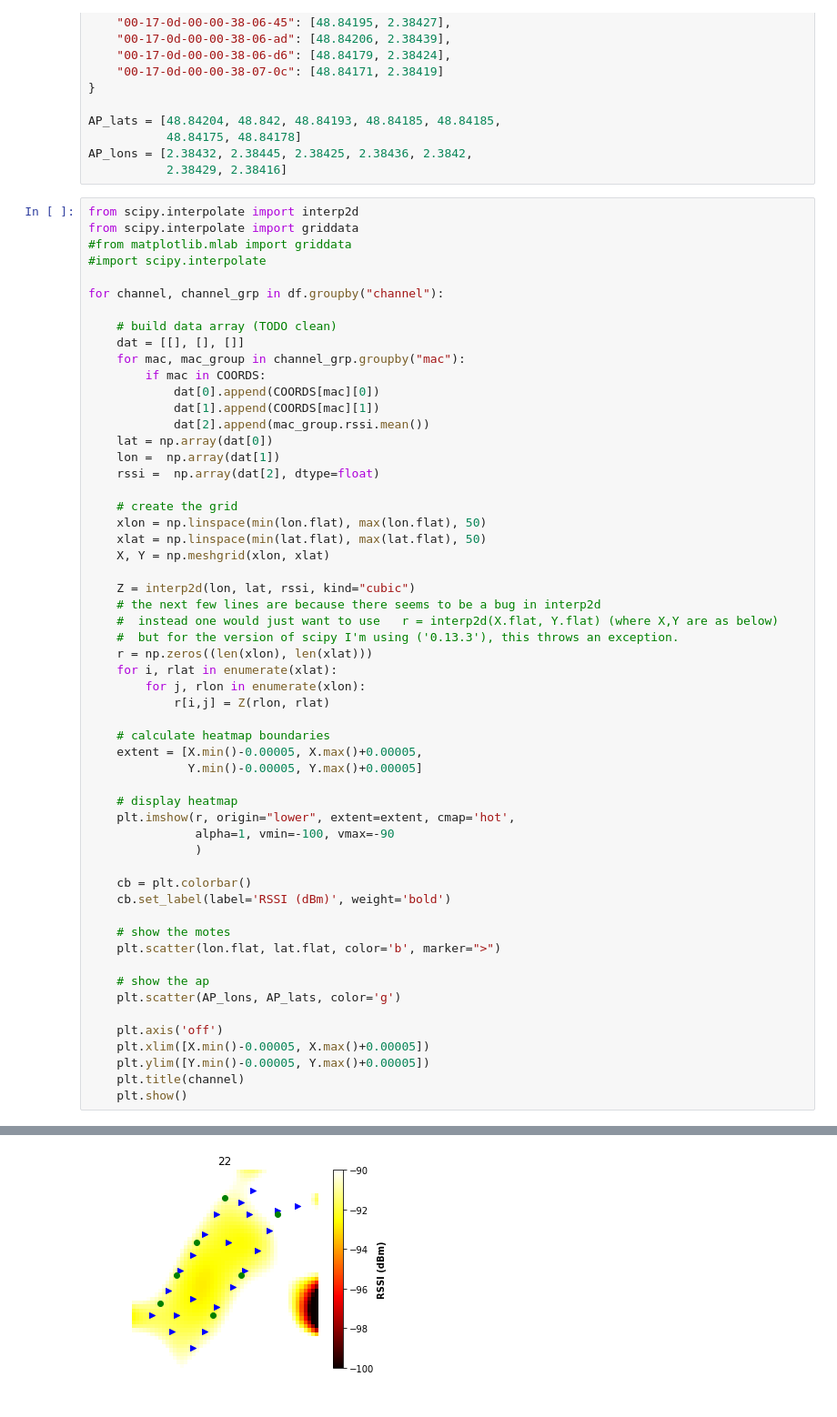
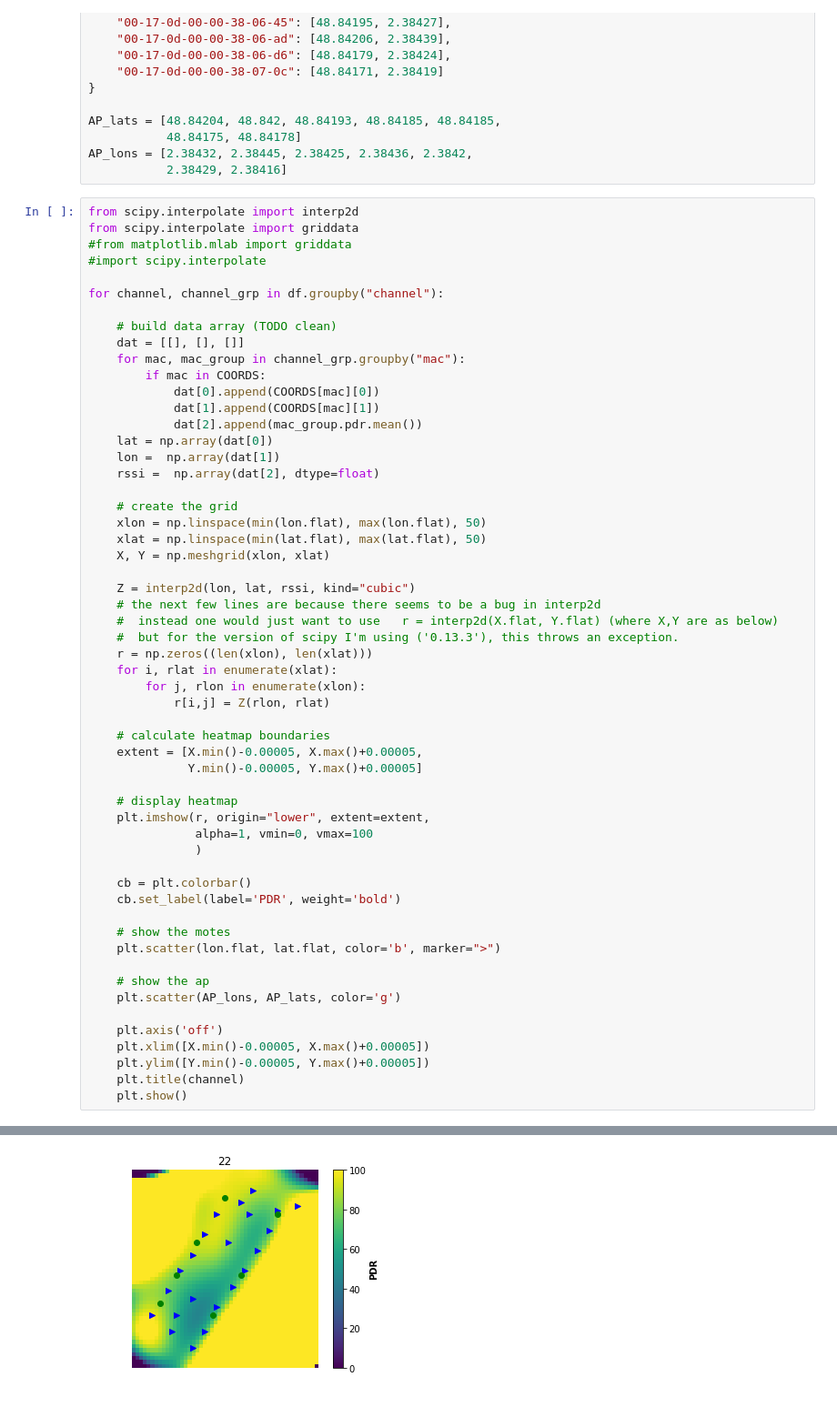
Before and after one commit to keomabrun/brun18using, a Jupyter notebook: notebooks/Heatmap.ipynb, the cells around one changed output, grey strips where cells are left out. Shown at 91% size. Saved outputs shown, nothing was run; the diff lists cells and outputs as text.

Commit message:
#12 using pdr for heatmap

```diff
--- a/notebooks/Heatmap.ipynb
+++ b/notebooks/Heatmap.ipynb
@@ -56,7 +56,7 @@ for channel, channel_grp in df.groupby("channel"):
         if mac in COORDS:
             dat[0].append(COORDS[mac][0])
             dat[1].append(COORDS[mac][1])
-            dat[2].append(mac_group.rssi.mean())
+            dat[2].append(mac_group.pdr.mean())
     lat = np.array(dat[0])
     lon =  np.array(dat[1])
     rssi =  np.array(dat[2], dtype=float)
@@ -80,12 +80,12 @@ for channel, channel_grp in df.groupby("channel"):
               Y.min()-0.00005, Y.max()+0.00005]
 
     # display heatmap
-    plt.imshow(r, origin="lower", extent=extent, cmap='hot',
-               alpha=1, vmin=-100, vmax=-90
+    plt.imshow(r, origin="lower", extent=extent,
+               alpha=1, vmin=0, vmax=100
                )
 
     cb = plt.colorbar()
-    cb.set_label(label='RSSI (dBm)', weight='bold')
+    cb.set_label(label='PDR', weight='bold')
 
     # show the motes
     plt.scatter(lon.flat, lat.flat, color='b', marker=">")
@@ -113,2 +113,2 @@ for channel, channel_grp in df.groupby("channel"):
-[figure, old version]
+[figure, new version]
 ... (3 outputs left out)
```
Also changed, not shown: parts of 3 cells of this notebook.
